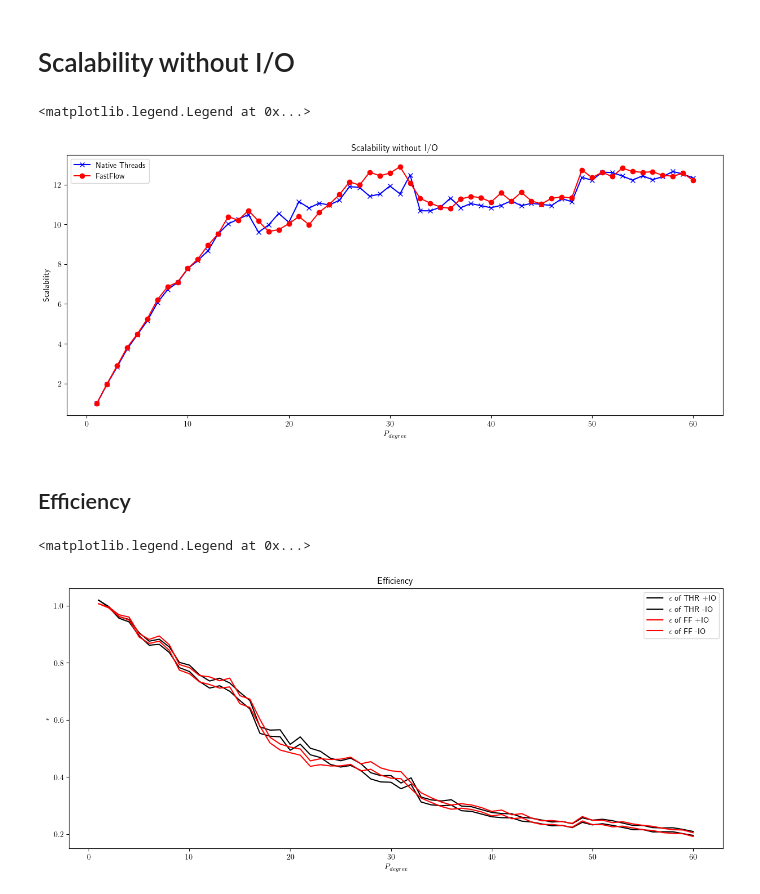
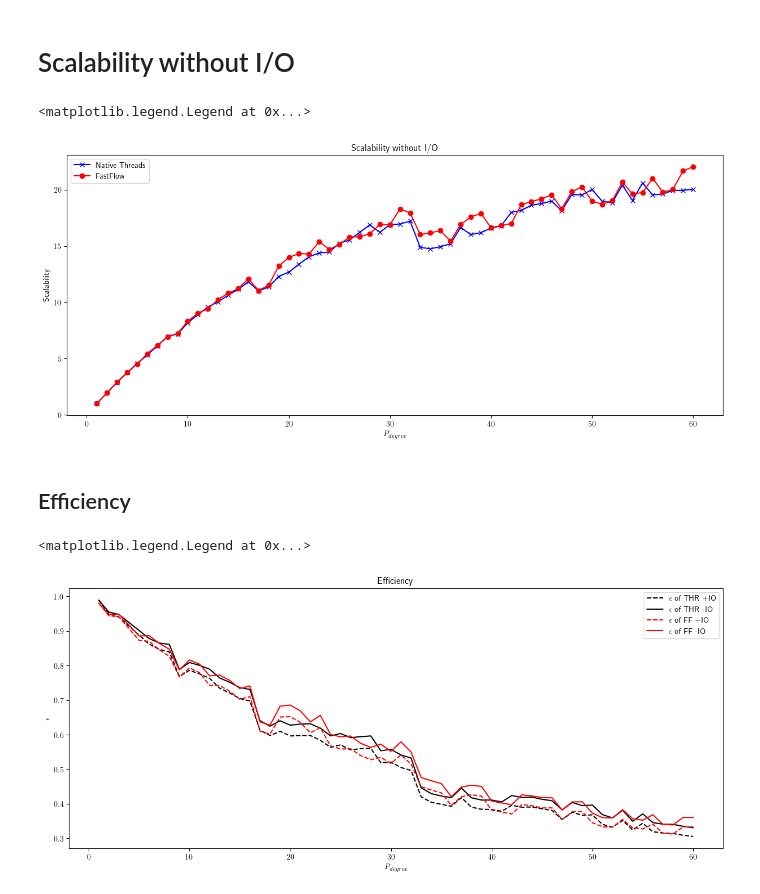
Before and after one commit to federicosilvestri/spm-project, a Jupyter notebook: benchmark_workspace/ImplementationAnalysis.ipynb, the cells around one changed output. Saved outputs shown, nothing was run; the diff lists cells and outputs as text; code cells hidden in the pictures.

```diff
--- a/benchmark_workspace/ImplementationAnalysis.ipynb
+++ b/benchmark_workspace/ImplementationAnalysis.ipynb
@@ -9,7 +9,7 @@ The dimension of file is fixed. Another study on the performance of program rela
 from b_tools.analysis import compute_performances
 # %%
 # File dimension
-FILE_DIM='1'
+FILE_DIM='100'
 SEQ_DATA, THR_DATA, FF_DATA = compute_performances(FILE_DIM)
 # %%
 SEQ_DATA
@@ -161,23 +161,23 @@ plt.plot(X, FF_DATA['SC_-IO'], 'o-r', label="FastFlow")
 plt.legend()
 # %% [output]
 <matplotlib.legend.Legend at 0x...>
-[figure, old version]
+[figure, new version]
 # %% [markdown]
 ## Efficiency
 # %%
 plt.figure(figsize=(15,6))
 plt.title("Efficiency")
 plt.xlabel("$P_{degree}$")
 plt.ylabel("$\epsilon$")
 
 # Plot THR
-plt.plot(X, THR_DATA['EFF_IO'], 'k', label="$\epsilon$ of THR +IO")
+plt.plot(X, THR_DATA['EFF_IO'], '--k', label="$\epsilon$ of THR +IO")
 plt.plot(X, THR_DATA['EFF_-IO'], 'k', label="$\epsilon$ of THR -IO")
 
 # Plot FF
-plt.plot(X, FF_DATA['EFF_IO'], 'r', label="$\epsilon$ of FF +IO")
+plt.plot(X, FF_DATA['EFF_IO'], '--r', label="$\epsilon$ of FF +IO")
 plt.plot(X, FF_DATA['EFF_-IO'], 'r', label="$\epsilon$ of FF -IO")
 plt.legend()
 # %% [output]
 <matplotlib.legend.Legend at 0x...>
-[figure, old version]
+[figure, new version]
```
Also changed, not shown: parts of 7 cells of this notebook, 3 other files.
